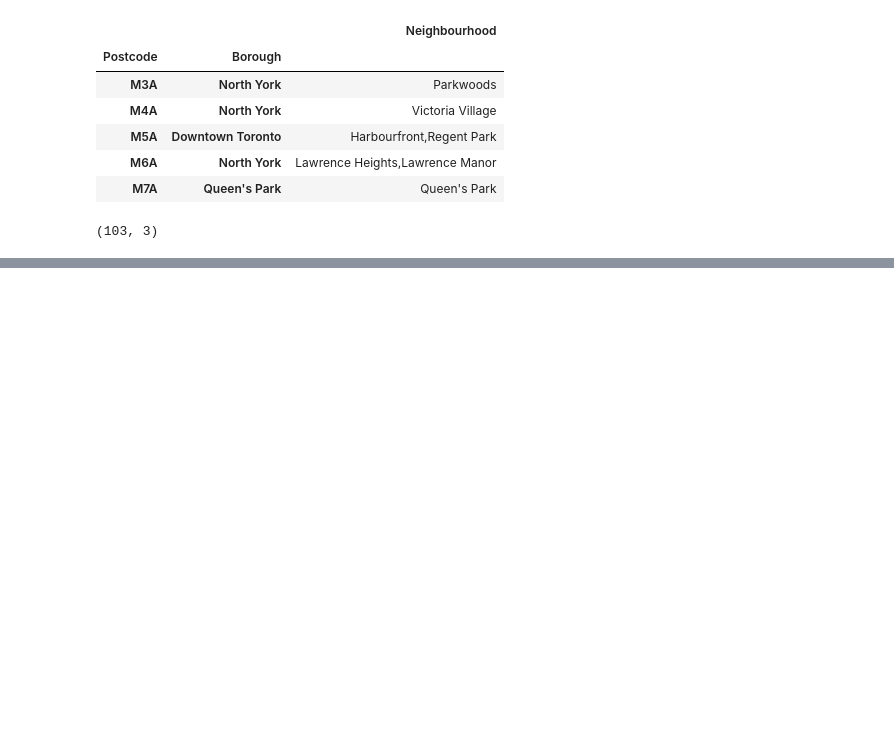
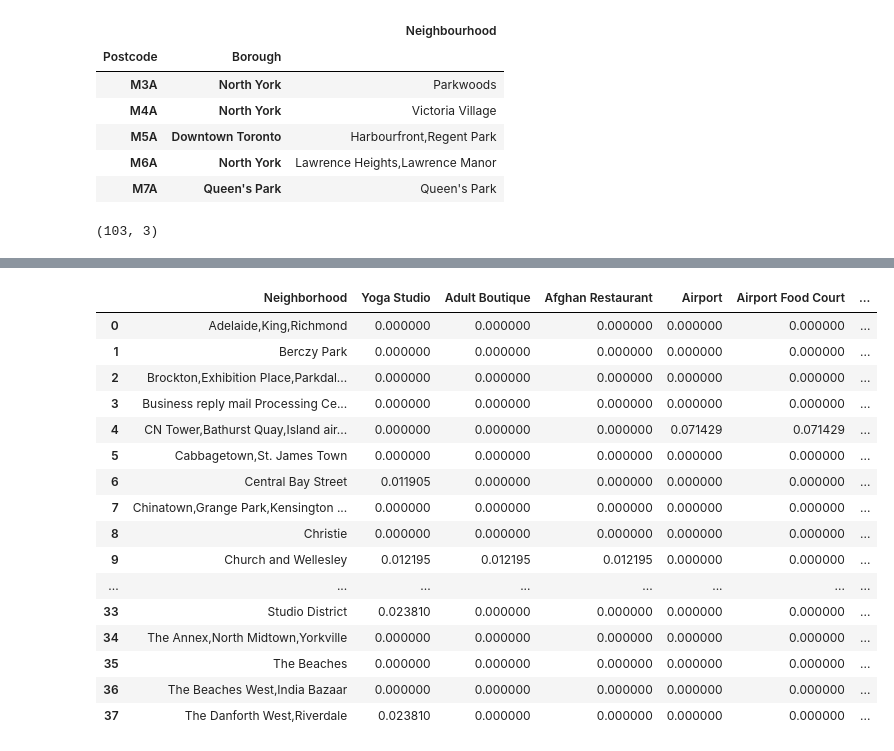
Before and after one commit to vivekr300/Coursera_Capstone, a Jupyter notebook: Toronto Segmentation & Clustering.ipynb, the cells around one changed output, grey strips where cells are left out. Saved outputs shown, nothing was run; the diff lists cells and outputs as text; code cells hidden in the pictures; blank space fills up the shorter version.

```diff
--- a/Toronto Segmentation & Clustering.ipynb
+++ b/Toronto Segmentation & Clustering.ipynb
@@ -130,0 +202,18 @@ df.shape
+# %%
+# create map of Toronto using latitude and longitude values
+map_toronto = folium.Map(location=[latitude, longitude], zoom_start=10)
+
+# add markers to map
+for lat, lng, borough, neighborhood in zip(df1['Latitude'], df1['Longitude'], df1['Borough'], df1['Neighbourhood']):
+    label = '{}, {}'.format(neighborhood, borough)
+    label = folium.Popup(label, parse_html=True)
+    folium.CircleMarker(
+        [lat, lng],
+        radius=5,
+        popup=label,
+        color='blue',
+        fill=True,
+        fill_color='#3186cc',
+        fill_opacity=0.7).add_to(map_toronto)
+
+map_toronto
@@ -130,0 +263,5 @@ df.shape
+# %%
+toronto_venues = getNearbyVenues(names=df1['Neighbourhood'],
+                        latitudes=df1['Latitude'],
+                        longitudes=df1['Longitude']
+                                  )
@@ -130,0 +324,13 @@ df.shape
+# %%
+# one hot encoding
+venues_onehot = pd.get_dummies(toronto_venues[['Venue Category']], prefix="", prefix_sep="")
+
+# add neighborhood column back to dataframe
+venues_onehot['Neighborhood'] = toronto_venues['Neighbourhood']
+
+# move neighborhood column to the first column
+fixed_columns = [venues_onehot.columns[-1]] + list(venues_onehot.columns[:-1])
+#fixed_columns
+venues_onehot = venues_onehot[fixed_columns]
+
+venues_onehot.head()
@@ -130,0 +344,22 @@ df.shape
+# %%
+
+toronto_grouped = venues_onehot.groupby('Neighborhood').mean().reset_index()
+toronto_grouped
+# %% [output]
+|  | Neighborhood | Yoga Studio | Adult Boutique | Afghan Restaurant | Airport | Airport Food Court | ... |
+| 0 | Adelaide,King,Richmond | 0.000000 | 0.000000 | 0.000000 | 0.000000 | 0.000000 | ... |
+| 1 | Berczy Park | 0.000000 | 0.000000 | 0.000000 | 0.000000 | 0.000000 | ... |
+| 2 | Brockton,Exhibition Place,Parkdal... | 0.000000 | 0.000000 | 0.000000 | 0.000000 | 0.000000 | ... |
+| 3 | Business reply mail Processing Ce... | 0.000000 | 0.000000 | 0.000000 | 0.000000 | 0.000000 | ... |
+| 4 | CN Tower,Bathurst Quay,Island air... | 0.000000 | 0.000000 | 0.000000 | 0.071429 | 0.071429 | ... |
+| 5 | Cabbagetown,St. James Town | 0.000000 | 0.000000 | 0.000000 | 0.000000 | 0.000000 | ... |
+| 6 | Central Bay Street | 0.011905 | 0.000000 | 0.000000 | 0.000000 | 0.000000 | ... |
+| 7 | Chinatown,Grange Park,Kensington ... | 0.000000 | 0.000000 | 0.000000 | 0.000000 | 0.000000 | ... |
+| 8 | Christie | 0.000000 | 0.000000 | 0.000000 | 0.000000 | 0.000000 | ... |
+| 9 | Church and Wellesley | 0.012195 | 0.012195 | 0.012195 | 0.000000 | 0.000000 | ... |
+| ... | ... | ... | ... | ... | ... | ... | ... |
+| 33 | Studio District | 0.023810 | 0.000000 | 0.000000 | 0.000000 | 0.000000 | ... |
+| 34 | The Annex,North Midtown,Yorkville | 0.000000 | 0.000000 | 0.000000 | 0.000000 | 0.000000 | ... |
+| 35 | The Beaches | 0.000000 | 0.000000 | 0.000000 | 0.000000 | 0.000000 | ... |
+| 36 | The Beaches West,India Bazaar | 0.000000 | 0.000000 | 0.000000 | 0.000000 | 0.000000 | ... |
+| 37 | The Danforth West,Riverdale | 0.023810 | 0.000000 | 0.000000 | 0.000000 | 0.000000 | ... |
```
Also changed, not shown: parts of 21 cells of this notebook.
